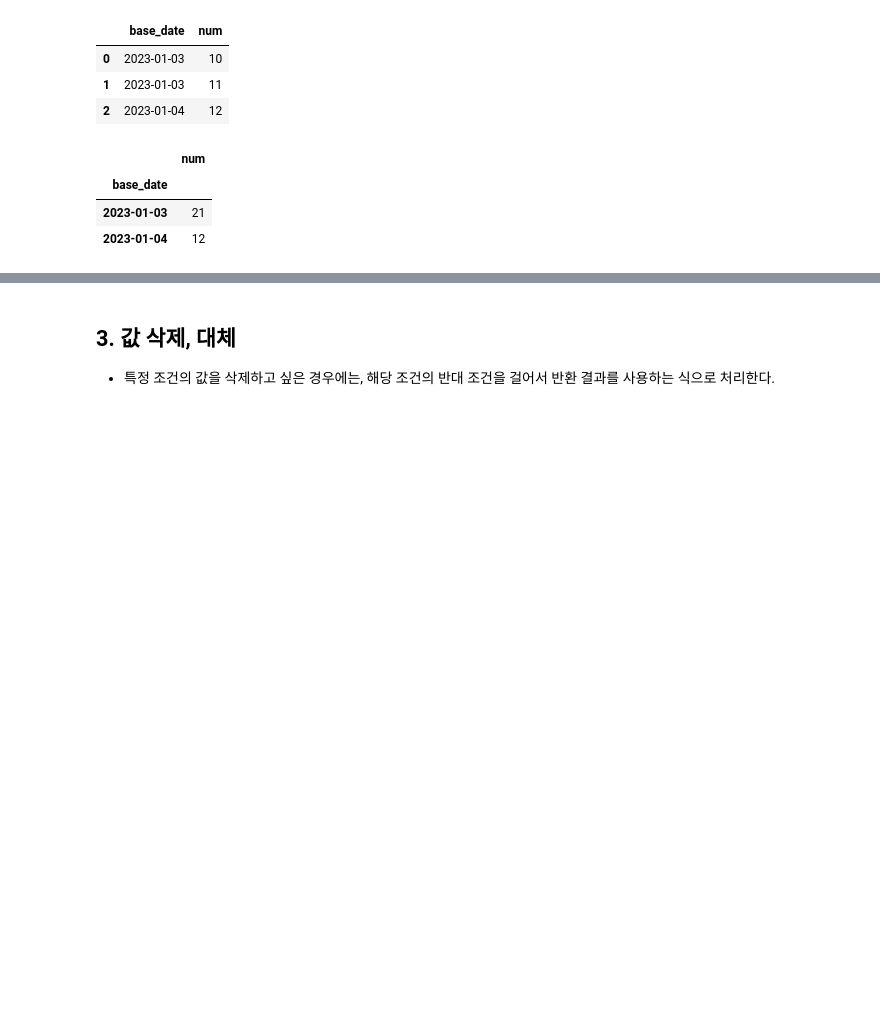
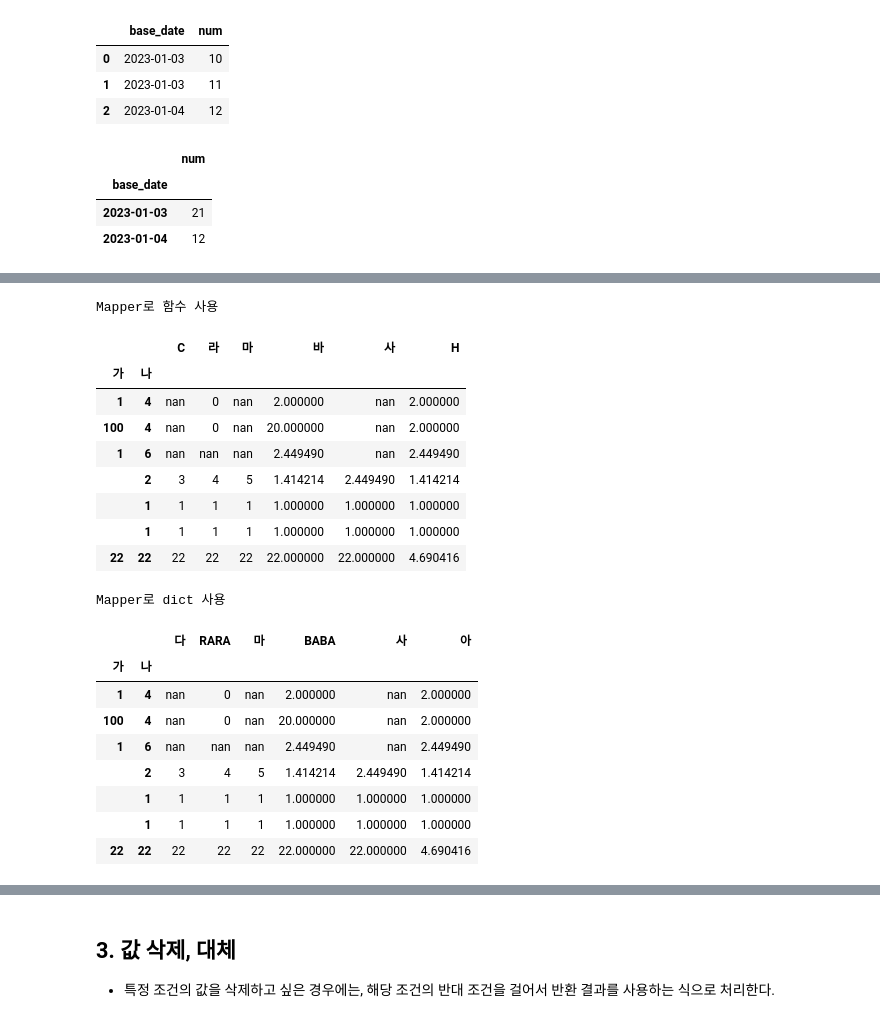
Before and after one commit to limyj0708/limyj0708.github.io, a Jupyter notebook: posts/2021-11-05-pandas_cheatsheet.ipynb, the cells around one changed output, grey strips where cells are left out. Cells and saved outputs as stored; diff of their text form; code cells hidden in the pictures; blank space fills up the shorter version.

```diff
--- a/posts/2021-11-05-pandas_cheatsheet.ipynb
+++ b/posts/2021-11-05-pandas_cheatsheet.ipynb
@@ -22,3 +23,14 @@ from IPython.display import display_html
+# %%
+def display_multiple_dfs(dfs:list, styles, margin=10):
+    display_target = ''
+    for each_df in dfs:
+        each_df_html = each_df[0].style.set_caption(f'<b>{each_df[1]}</b>').set_table_styles(styles).set_table_attributes(f"style='display:inline;margin:{margin}px'")._repr_html_()
+        display_target += each_df_html
+    display_html(display_target, raw = True)
+# %%
+styles = [
+    {"selector" : "caption", "props" : "text-align:center; font-size:16px"}
+]
 # %% [markdown]
 ## 1. Dataframe 생성
 # %% [markdown]
@@ -494,0 +560,39 @@ df_sample.loc[date_mask].groupby(by=['base_date']).agg({'num':np.sum})
+# %%
+def column_mapper(x):
+    if x == '다':
+        return 'C'
+    elif x == '아':
+        return 'H'
+    else:
+        return x
+
+column_mapper2 = {'라':'RARA', '바':'BABA'}
+
+df2_1 = df2.rename(columns=column_mapper)
+df2_2 = df2.rename(columns=column_mapper2)
+
+display_multiple_dfs([[df2.rename(columns=column_mapper), 'Mapper로 함수 사용'], [df2_2, 'Mapper로 dict 사용']], styles)
+
+# mapper에 함수를 할당하면, 모든 이름에 대해 다 적용을 한다.
+# 함수에서 대상 이름에 대한 로직이 없다면, None으로 들어가게 된다.
+# %% [output]
+Mapper로 함수 사용
+|  |  | C | 라 | 마 | 바 | 사 | H |
+| 가 | 나 |  |  |  |  |  |  |
+| 1 | 4 | nan | 0 | nan | 2.000000 | nan | 2.000000 |
+| 100 | 4 | nan | 0 | nan | 20.000000 | nan | 2.000000 |
+| 1 | 6 | nan | nan | nan | 2.449490 | nan | 2.449490 |
+|  | 2 | 3 | 4 | 5 | 1.414214 | 2.449490 | 1.414214 |
+|  | 1 | 1 | 1 | 1 | 1.000000 | 1.000000 | 1.000000 |
+|  | 1 | 1 | 1 | 1 | 1.000000 | 1.000000 | 1.000000 |
+| 22 | 22 | 22 | 22 | 22 | 22.000000 | 22.000000 | 4.690416 |
+Mapper로 dict 사용
+|  |  | 다 | RARA | 마 | BABA | 사 | 아 |
+| 가 | 나 |  |  |  |  |  |  |
+| 1 | 4 | nan | 0 | nan | 2.000000 | nan | 2.000000 |
+| 100 | 4 | nan | 0 | nan | 20.000000 | nan | 2.000000 |
+| 1 | 6 | nan | nan | nan | 2.449490 | nan | 2.449490 |
+|  | 2 | 3 | 4 | 5 | 1.414214 | 2.449490 | 1.414214 |
+|  | 1 | 1 | 1 | 1 | 1.000000 | 1.000000 | 1.000000 |
+|  | 1 | 1 | 1 | 1 | 1.000000 | 1.000000 | 1.000000 |
+| 22 | 22 | 22 | 22 | 22 | 22.000000 | 22.000000 | 4.690416 |
```
Also changed, not shown: parts of 104 cells of this notebook, 43 other files.
